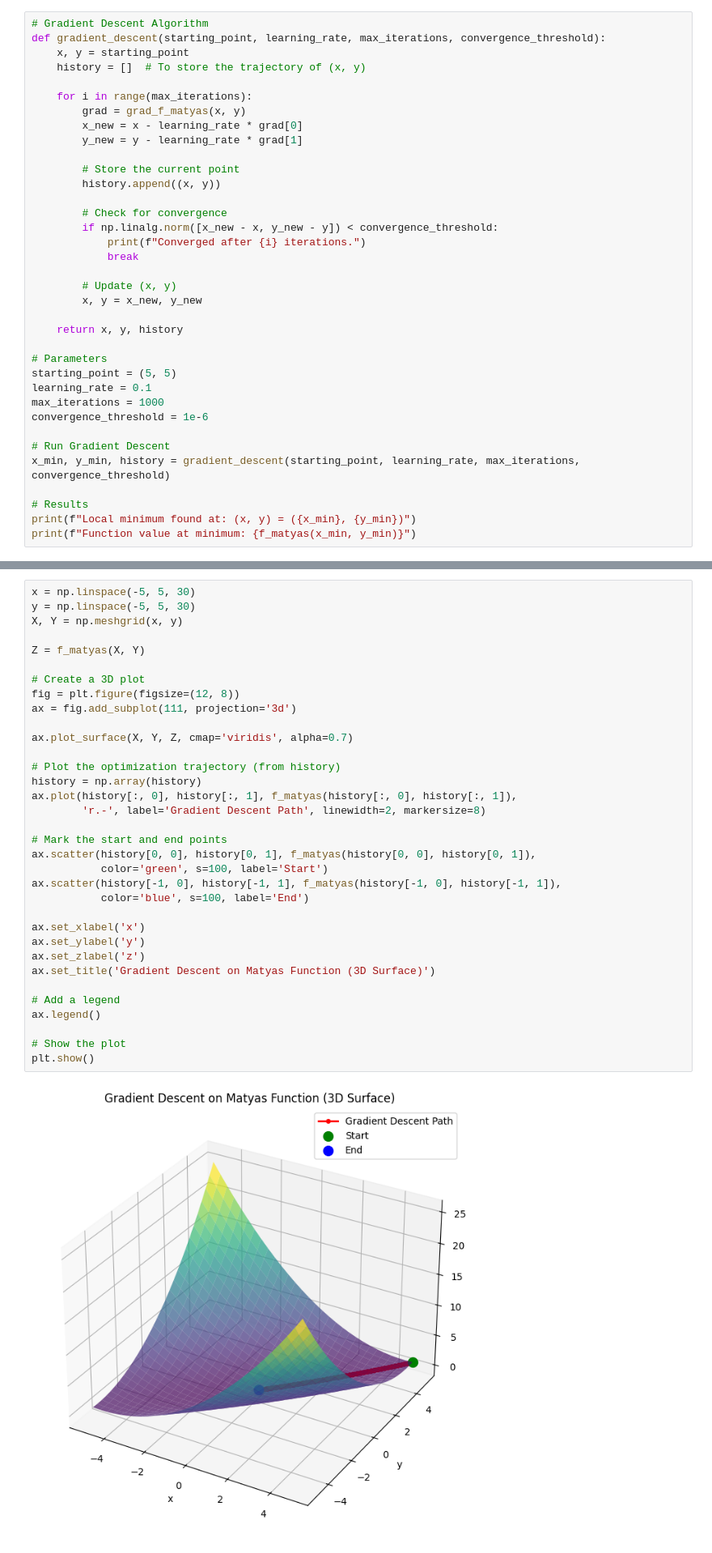
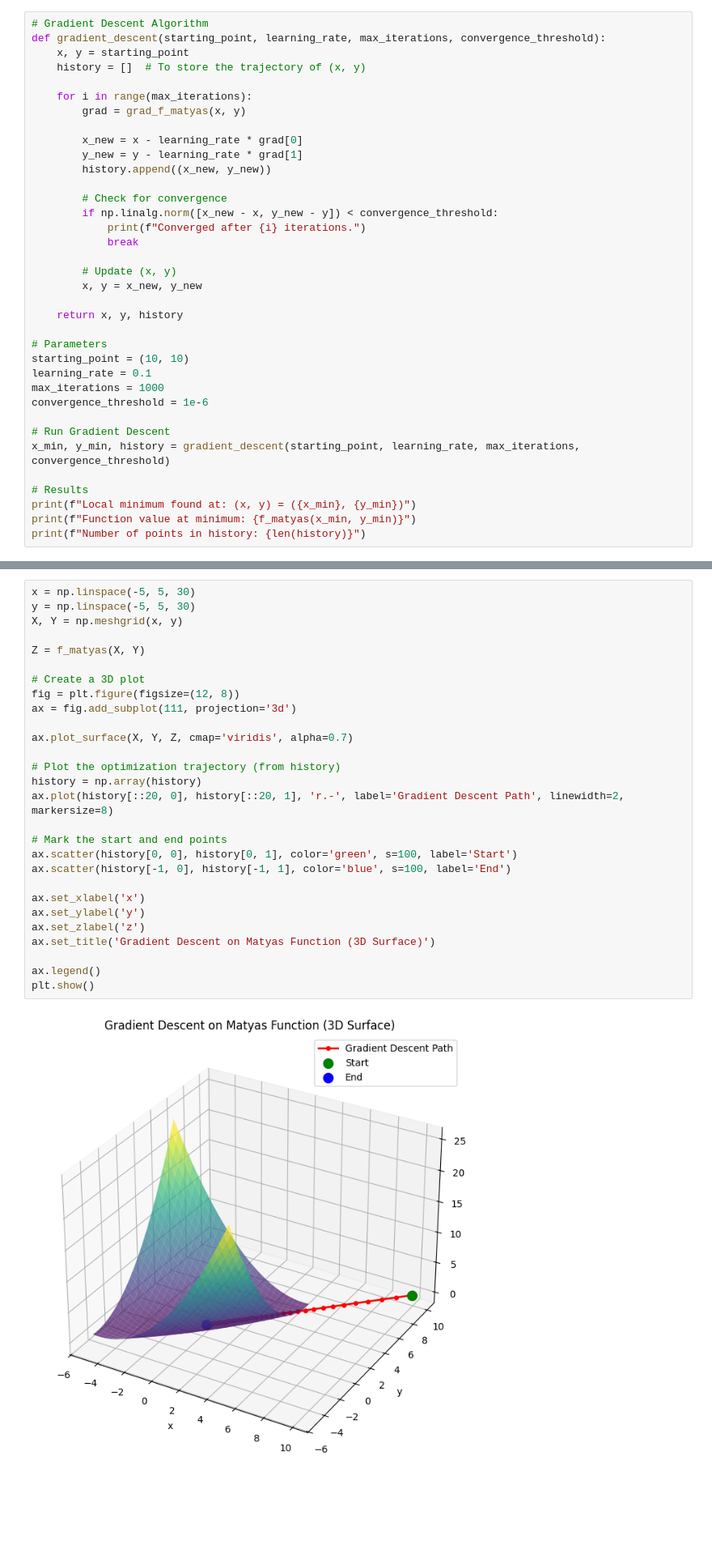
Before and after one commit to omarguzmanm/gradient-descent, a Jupyter notebook: main.ipynb, the cells around one changed output, grey strips where cells are left out. Shown at 81% size. Saved outputs shown, nothing was run; the diff lists cells and outputs as text; blank space fills up the shorter version.

Commit message:
chore: add points for the gradient descent path

```diff
--- a/main.ipynb
+++ b/main.ipynb
@@ -49,11 +49,10 @@ def gradient_descent(starting_point, learning_rate, max_iterations, convergence_
 
     for i in range(max_iterations):
         grad = grad_f_matyas(x, y)
+
         x_new = x - learning_rate * grad[0]
         y_new = y - learning_rate * grad[1]
-
-        # Store the current point
-        history.append((x, y))
+        history.append((x_new, y_new))
 
         # Check for convergence
         if np.linalg.norm([x_new - x, y_new - y]) < convergence_threshold:
@@ -66,7 +65,7 @@ def gradient_descent(starting_point, learning_rate, max_iterations, convergence_
     return x, y, history
 
 # Parameters
-starting_point = (5, 5)
+starting_point = (10, 10)
 learning_rate = 0.1
 max_iterations = 1000
 convergence_threshold = 1e-6
@@ -77,4 +76,5 @@ x_min, y_min, history = gradient_descent(starting_point, learning_rate, max_iter
 # Results
 print(f"Local minimum found at: (x, y) = ({x_min}, {y_min})")
 print(f"Function value at minimum: {f_matyas(x_min, y_min)}")
+print(f"Number of points in history: {len(history)}")
 # %% [output]
@@ -120,36 +123,30 @@ plt.show()
 # %%
 x = np.linspace(-5, 5, 30)
 y = np.linspace(-5, 5, 30)
 X, Y = np.meshgrid(x, y)
 
 Z = f_matyas(X, Y)
 
 # Create a 3D plot
 fig = plt.figure(figsize=(12, 8))
 ax = fig.add_subplot(111, projection='3d')
 
 ax.plot_surface(X, Y, Z, cmap='viridis', alpha=0.7)
 
 # Plot the optimization trajectory (from history)
 history = np.array(history)
-ax.plot(history[:, 0], history[:, 1], f_matyas(history[:, 0], history[:, 1]),
-        'r.-', label='Gradient Descent Path', linewidth=2, markersize=8)
+ax.plot(history[::20, 0], history[::20, 1], 'r.-', label='Gradient Descent Path', linewidth=2, markersize=8)
 
 # Mark the start and end points
-ax.scatter(history[0, 0], history[0, 1], f_matyas(history[0, 0], history[0, 1]),
-           color='green', s=100, label='Start')
-ax.scatter(history[-1, 0], history[-1, 1], f_matyas(history[-1, 0], history[-1, 1]),
-           color='blue', s=100, label='End')
+ax.scatter(history[0, 0], history[0, 1], color='green', s=100, label='Start')
+ax.scatter(history[-1, 0], history[-1, 1], color='blue', s=100, label='End')
 
 ax.set_xlabel('x')
 ax.set_ylabel('y')
 ax.set_zlabel('z')
 ax.set_title('Gradient Descent on Matyas Function (3D Surface)')
 
-# Add a legend
 ax.legend()
-
-# Show the plot
 plt.show()
 # %% [output]
-[figure, old version]
+[figure, new version]
```
Also changed, not shown: parts of 2 cells of this notebook.
